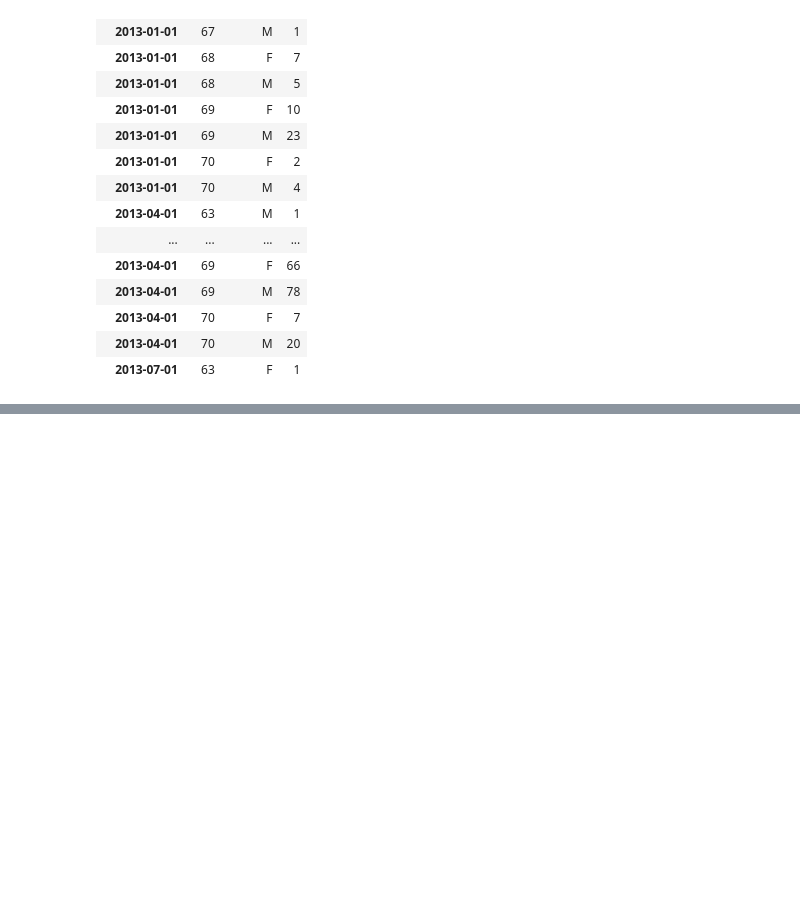
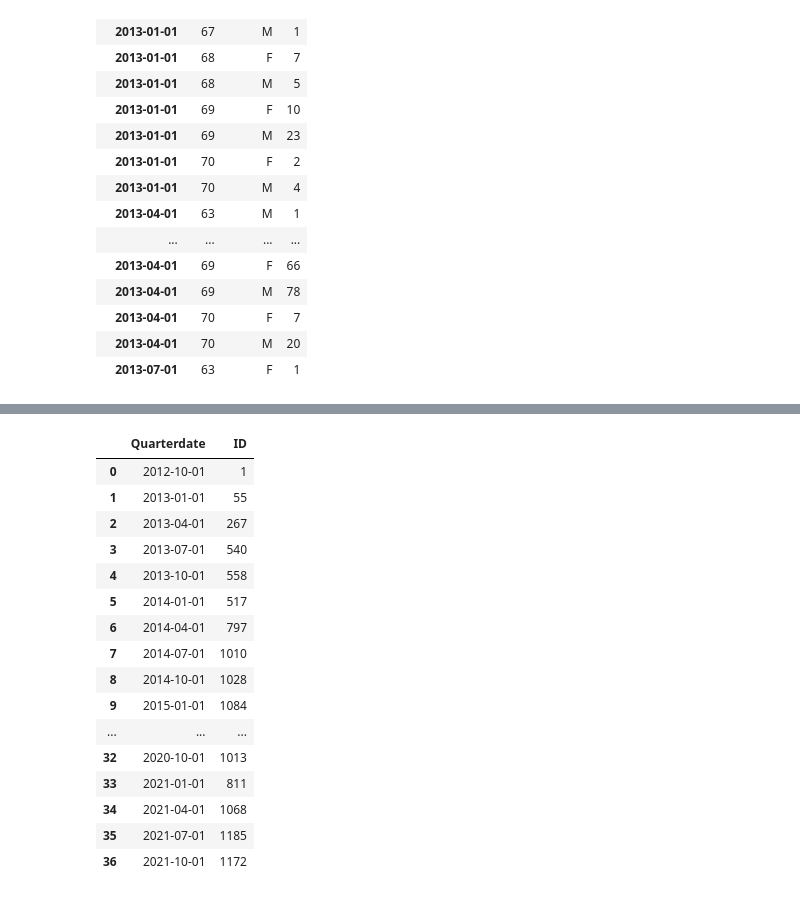
Before and after one commit to raku43/MScDACapstone, a Jupyter notebook: MScDA_Capstone.ipynb, the cells around one changed output, grey strips where cells are left out. Drawn from its saved outputs; the diff is of its cells as text; code cells hidden in the pictures; blank space fills up the shorter version.

```diff
--- a/MScDA_Capstone.ipynb
+++ b/MScDA_Capstone.ipynb
@@ -1220,0 +1221,21 @@ Critial Values:
+# %%
+dfri=train.reset_index()
+dfri
+# %% [output]
+|  | Quarterdate | ID |
+| 0 | 2012-10-01 | 1 |
+| 1 | 2013-01-01 | 55 |
+| 2 | 2013-04-01 | 267 |
+| 3 | 2013-07-01 | 540 |
+| 4 | 2013-10-01 | 558 |
+| 5 | 2014-01-01 | 517 |
+| 6 | 2014-04-01 | 797 |
+| 7 | 2014-07-01 | 1010 |
+| 8 | 2014-10-01 | 1028 |
+| 9 | 2015-01-01 | 1084 |
+| ... | ... | ... |
+| 32 | 2020-10-01 | 1013 |
+| 33 | 2021-01-01 | 811 |
+| 34 | 2021-04-01 | 1068 |
+| 35 | 2021-07-01 | 1185 |
+| 36 | 2021-10-01 | 1172 |
```
Also changed, not shown: parts of 31 cells of this notebook.
